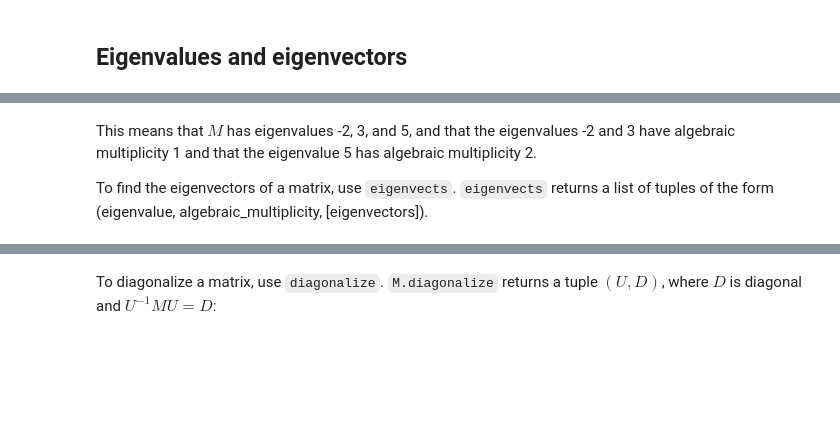
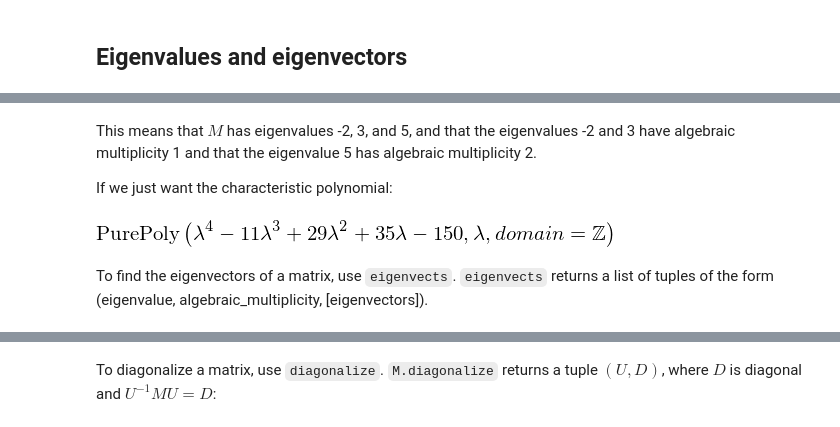
Before and after one commit to richardellard/engineering-maths-2, a Jupyter notebook: 1. Matrices.ipynb, the cells around one changed output, grey strips where cells are left out. Drawn from its saved outputs; the diff is of its cells as text; code cells hidden in the pictures; blank space fills up the shorter version.

```diff
--- a/1. Matrices.ipynb
+++ b/1. Matrices.ipynb
@@ -60,6 +94,12 @@ M.eigenvals()
 # %% [markdown]
 This means that $M$ has eigenvalues -2, 3, and 5, and that the eigenvalues -2 and 3 have algebraic multiplicity 1 and that the eigenvalue 5 has algebraic multiplicity 2.
 
-To find the eigenvectors of a matrix, use `eigenvects`. `eigenvects` returns a list of tuples of the form (eigenvalue, algebraic_multiplicity, [eigenvectors]).
+If we just want the characteristic polynomial:
+# %%
+M.charpoly()
+# %% [output]
+[figure, added]
+# %% [markdown]
+To find the eigenvectors of a matrix, use `eigenvects`. `eigenvects` returns a list of tuples of the form (eigenvalue, algebraic_multiplicity, [eigenvectors]).
 # %%
 M.eigenvects()
```
Also changed, not shown: parts of 41 cells of this notebook.
